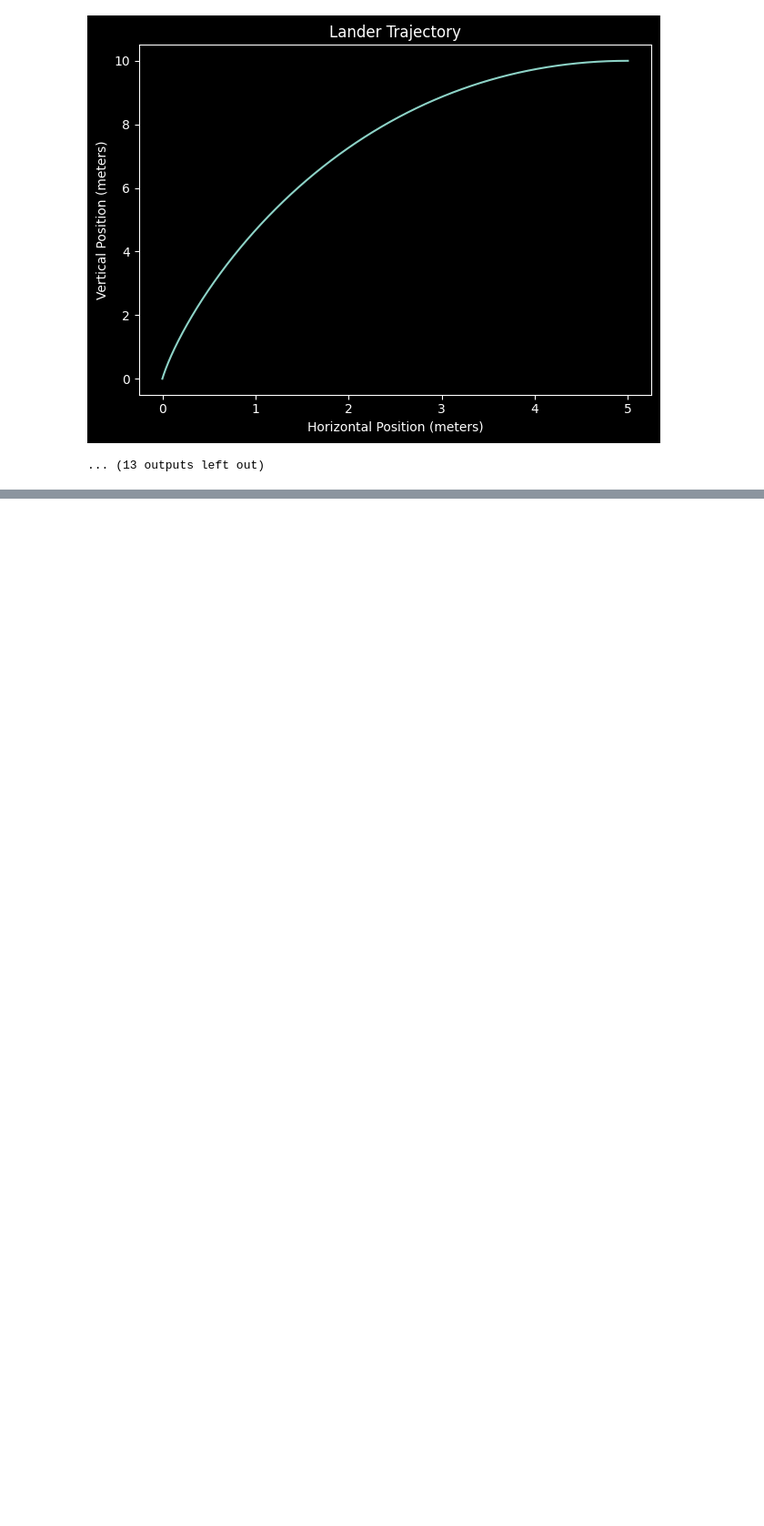
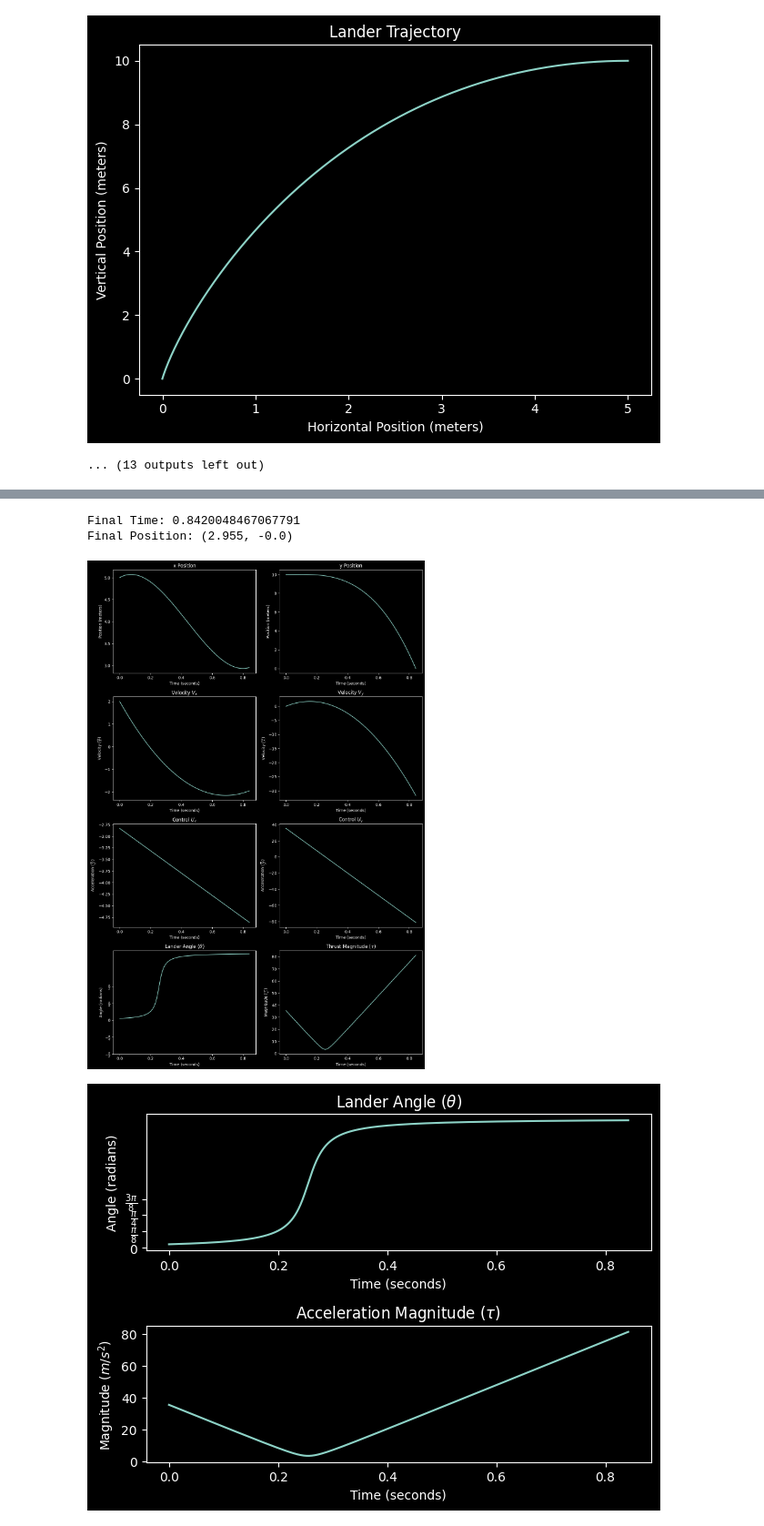
Before and after one commit to jpatrickb/moonlander_optimal_control, a Jupyter notebook: landing_pos_with_cost.ipynb, the cells around one changed output, grey strips where cells are left out. Shown at 91% size. Cells and saved outputs as stored; diff of their text form; code cells hidden in the pictures; blank space fills up the shorter version.

```diff
--- a/landing_pos_with_cost.ipynb
+++ b/landing_pos_with_cost.ipynb
@@ -296,0 +406,13 @@ for n in nu_list:
+# %%
+pos = (5., 10.)
+target = 0.
+v = 2.
+t, x, y, xp, yp, ux, uy, tf = lunar_lander(pos, target, v, t_steps=1000, mu=25., nu=40.)
+make_plots(t, x, y, xp, yp, ux, uy, tf)
+make_control_plot(t, ux, uy)
+make_trajectory_plot(x, y, 'Method2')
+# %% [output]
+Final Time: 0.8420048467067791
+Final Position: (2.955, -0.0)
+[figure, added]
+[figure, added]
```
Also changed, not shown: parts of 7 cells of this notebook, 2 other files.
